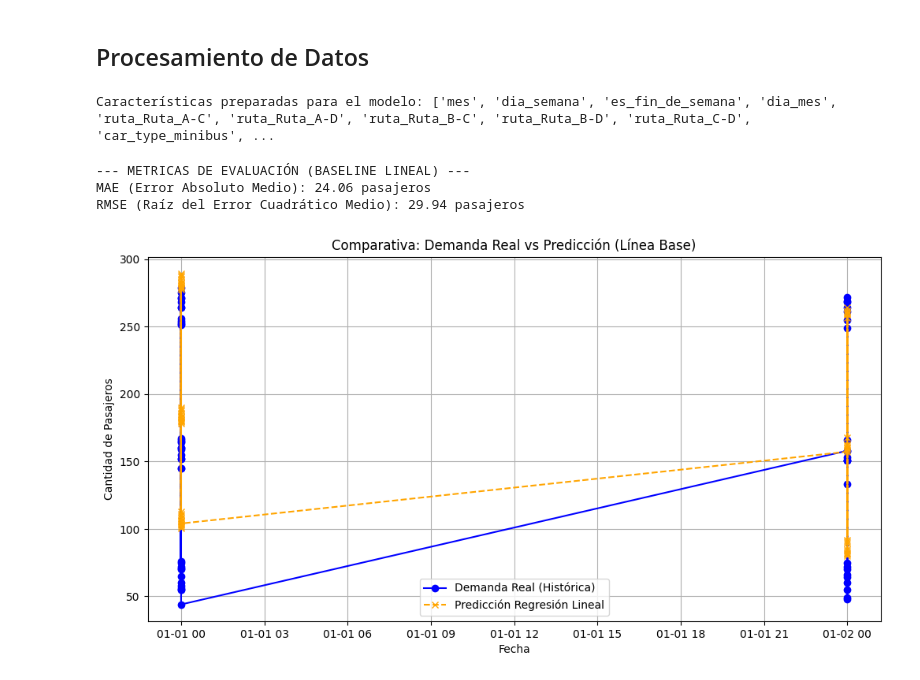
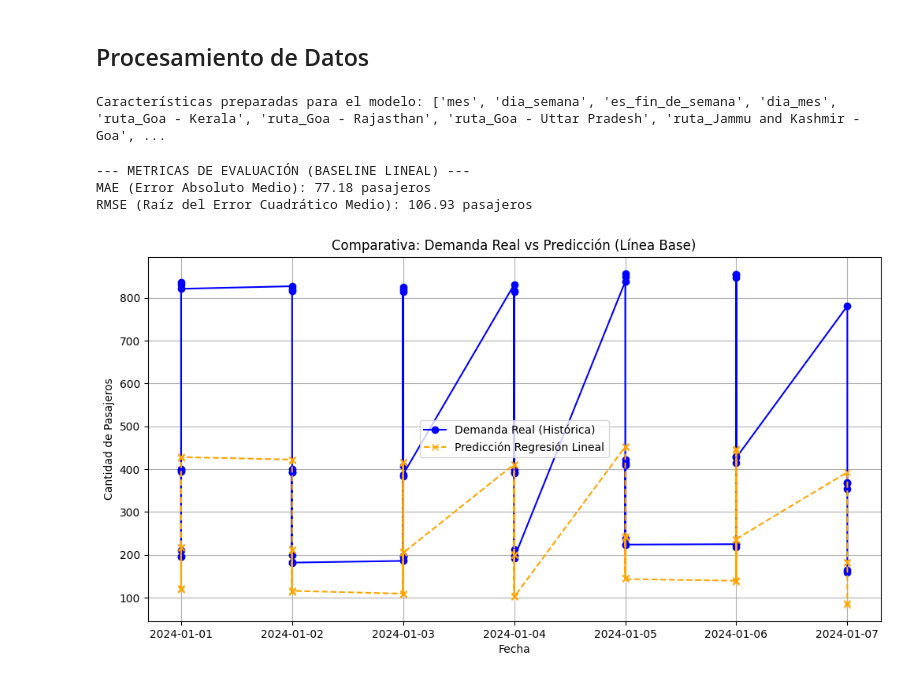
Before and after one commit to JhanuarC/RNA-Trabajo-3, a Jupyter notebook: creacion_dataset_y_regresión.ipynb, the cells around one changed output. Drawn from its saved outputs; the diff is of its cells as text; code cells hidden in the pictures.

```diff
--- a/creacion_dataset_y_regresión.ipynb
+++ b/creacion_dataset_y_regresión.ipynb
@@ -102,7 +93,7 @@ from sklearn.metrics import mean_squared_error, mean_absolute_error
 import matplotlib.pyplot as plt
 
 # 1. Cargar el dataset generado en el paso anterior
-df = pd.read_csv("demanda_transporte_complejo.csv")
+df = pd.read_csv("demanda_transporte_india_final.csv")
 df['fecha'] = pd.to_datetime(df['fecha'])
 
 # 2. Extraer características numéricas de la fecha (Crucial para Regresión)
@@ -111,9 +102,9 @@ df['dia_semana'] = df['fecha'].dt.weekday
 df['es_fin_de_semana'] = df['dia_semana'].isin([4, 5]).astype(int) # Viernes y Sábados masivos
 df['dia_mes'] = df['fecha'].dt.day
 
-# 3. Aplicar One-Hot Encoding a las variables categóricas (Ruta, Car_Type, Payment_Method)
+# 3. Aplicar One-Hot Encoding a las variables categóricas (Ruta, Car_Type, Payment_Method, Origen, Destino)
 # Esto convierte las palabras en columnas de 0 y 1
-df_encoded = pd.get_dummies(df, columns=['ruta', 'car_type', 'payment_method'], drop_first=True)
+df_encoded = pd.get_dummies(df, columns=['ruta', 'car_type', 'payment_method', 'origen', 'destino'], drop_first=True)
 
 
 X = df_encoded.drop(columns=['fecha', 'demanda_pasajeros'])
@@ -124,7 +115,7 @@ X_train, X_test, y_train, y_test = train_test_split(X, y, test_size=0.3, random_
 
 print(f"Características preparadas para el modelo: {list(X.columns)}")
 # %% [output]
-Características preparadas para el modelo: ['mes', 'dia_semana', 'es_fin_de_semana', 'dia_mes', 'ruta_Ruta_A-C', 'ruta_Ruta_A-D', 'ruta_Ruta_B-C', 'ruta_Ruta_B-D', 'ruta_Ruta_C-D', 'car_type_minibus', ...
+Características preparadas para el modelo: ['mes', 'dia_semana', 'es_fin_de_semana', 'dia_mes', 'ruta_Goa - Kerala', 'ruta_Goa - Rajasthan', 'ruta_Goa - Uttar Pradesh', 'ruta_Jammu and Kashmir - Goa', ...
 # %%
 # 1. Inicializar y entrenar el modelo
 modelo_lineal = LinearRegression()
@@ -143,25 +134,25 @@ print(f"MAE (Error Absoluto Medio): {mae:.2f} pasajeros")
 print(f"RMSE (Raíz del Error Cuadrático Medio): {rmse:.2f} pasajeros")
 # %% [output]
 --- METRICAS DE EVALUACIÓN (BASELINE LINEAL) ---
-MAE (Error Absoluto Medio): 24.06 pasajeros
-RMSE (Raíz del Error Cuadrático Medio): 29.94 pasajeros
+MAE (Error Absoluto Medio): 77.18 pasajeros
+RMSE (Raíz del Error Cuadrático Medio): 106.93 pasajeros
 # %%
 # Crear un subset de prueba ordenado cronológicamente para una visualización clara
-df_visualizacion = df_encoded[(df_encoded['ruta_Ruta_A-C'] == 0) & (df_encoded['ruta_Ruta_B-C'] == 0)].sort_values('fecha').head(60)
+df_visualizacion = df_encoded[df_encoded['ruta_Uttar Pradesh - Goa'] == 1].sort_values('fecha').head(60)
 
 X_vis = df_visualizacion.drop(columns=['fecha', 'demanda_pasajeros'])
 y_vis = df_visualizacion['demanda_pasajeros']
 y_pred_vis = modelo_lineal.predict(X_vis)
 
 
 plt.figure(figsize=(12, 6))
 plt.plot(df_visualizacion['fecha'], y_vis, label='Demanda Real (Histórica)', color='blue', marker='o')
 plt.plot(df_visualizacion['fecha'], y_pred_vis, label='Predicción Regresión Lineal', color='orange', linestyle='--', marker='x')
 plt.title('Comparativa: Demanda Real vs Predicción (Línea Base)')
 plt.xlabel('Fecha')
 plt.ylabel('Cantidad de Pasajeros')
 plt.legend()
 plt.grid(True)
 plt.show()
 # %% [output]
-[figure, old version]
+[figure, new version]
```
Also changed, not shown: parts of 2 cells of this notebook.
